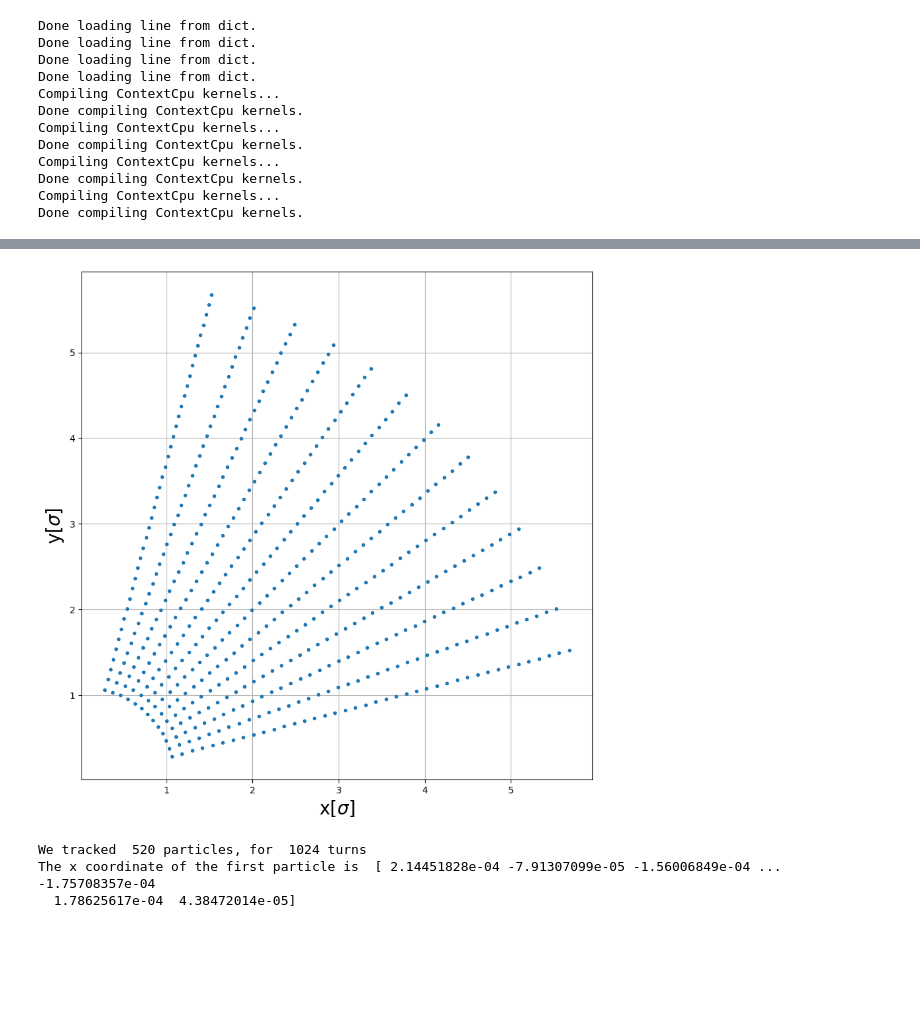
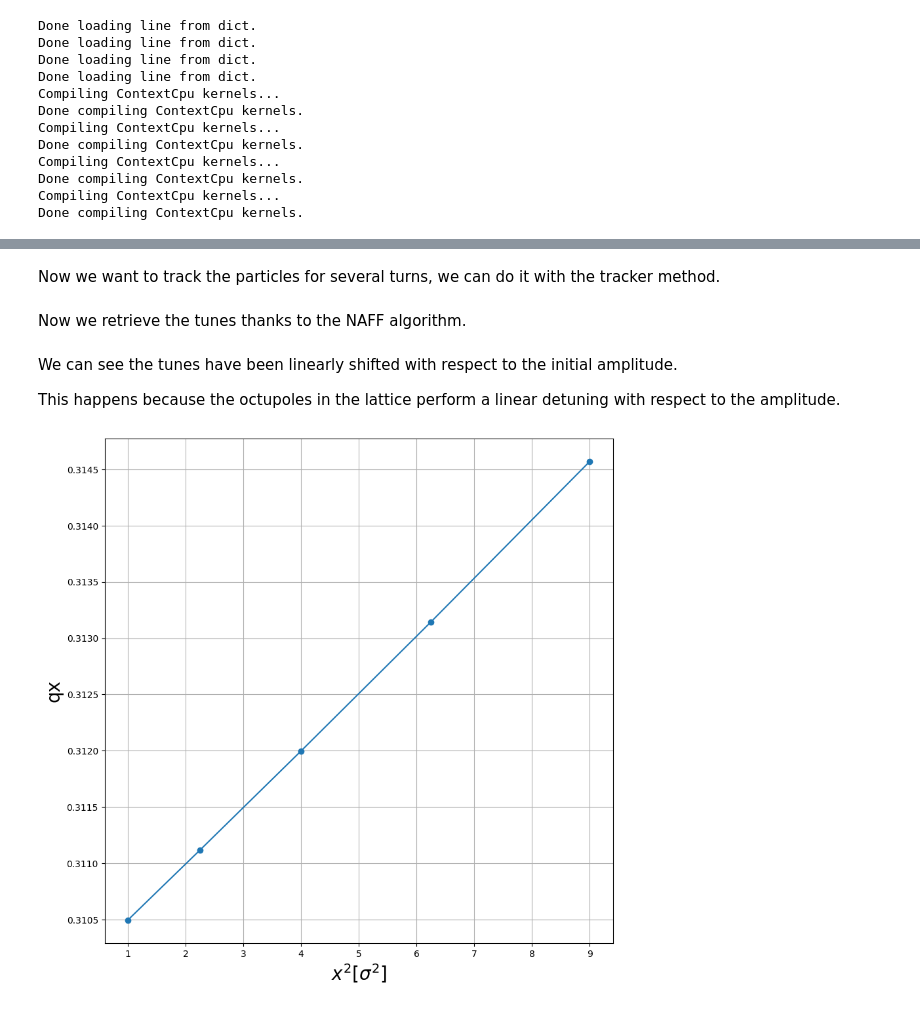
Before and after one commit to andreafornara/Tutorial, a Jupyter notebook: examples/002_footprint.ipynb, the cells around one changed output, grey strips where cells are left out. Saved outputs shown, nothing was run; the diff lists cells and outputs as text; code cells hidden in the pictures; blank space fills up the shorter version.

```diff
--- a/examples/002_footprint.ipynb
+++ b/examples/002_footprint.ipynb
@@ -87,0 +40,20 @@ particles = xp.build_particles(
+# %%
+betx = twiss_b1['betx'][0]
+bety = twiss_b1['bety'][0]
+normal_emitt_x = 2.5e-6
+normal_emitt_y = 2.5e-6
+particle_0 = xp.Particles(
+                    mass0=xp.PROTON_MASS_EV, q0=1, energy0=7000e9)
+sigma_x = np.sqrt(betx*normal_emitt_x/(particle_0.gamma0*particle_0.beta0))[0]
+sigma_y = np.sqrt(bety*normal_emitt_y/(particle_0.gamma0*particle_0.beta0))[0]
+x = np.linspace(sigma_x, 3*sigma_x, 5)
+px = np.zeros(5)
+y = np.zeros(5)
+py = np.zeros(5)
+zeta = np.zeros(5)
+delta = np.zeros(5)
+my_particles = xp.Particles(
+                    mass0=xp.PROTON_MASS_EV, q0=1, energy0=7000e9, x = x, px = px,
+                    y = y, py = py, zeta = zeta, delta = delta)
+# %% [markdown]
+Now we want to track the particles for several turns, we can do it with the tracker method.
@@ -88,8 +64,21 @@ particles = xp.build_particles(
+# %% [markdown]
+Now we retrieve the tunes thanks to the NAFF algorithm.
+# %%
+xs = collider['lhcb1'].record_last_track.x
+ys = collider['lhcb1'].record_last_track.y
+qx_i = []
+qy_i = []
+for ii in range(len(x)):
+    qx_i.append(PyNAFF.naff(xs[ii,:], turns=1023)[0][1])
+# %% [markdown]
+We can see the tunes have been linearly shifted with respect to the initial amplitude.
+
+This happens because the octupoles in the lattice perform a linear detuning with respect to the amplitude.
 # %%
 fig, ax = plt.subplots(figsize=(10, 10))
-plt.plot(x_in_sigmas,y_in_sigmas,'.')
-plt.xlabel(r'x[$\sigma$]', size = 20)
-plt.ylabel(r'y[$\sigma$]', size = 20)
+plt.plot(x**2/sigma_x**2,qx_i,'-o')
+plt.xlabel(r'$x^{2}$[$\sigma^{2}$]', size = 20)
+plt.ylabel(r'qx', size = 20)
 plt.grid()
 # %% [output]
-[figure, old version]
+[figure, new version]
@@ -102,31 +84,0 @@ collider['lhcb1'].track(particles, num_turns=n_turns,
-# %%
-# We retrieve the turn by turn data
-print('We tracked ',np.shape(collider['lhcb1'].record_last_track.x)[0],
-      'particles, for ', np.shape(collider['lhcb1'].record_last_track.x)[1], 'turns')
-x = collider['lhcb1'].record_last_track.x
-y = collider['lhcb1'].record_last_track.y
-# We can print the values of the coordinates for the first particle
-print('The x coordinate of the first particle is ', x[0,:])
-# We can now compute the tunes with the NAFF algorithm
-# qx_i = []
-# qy_i = []
-# for ii in range(len(x)):
-#     qx_i.append(NAFFlib.get_tune(x[ii,:]))
-#     qy_i.append(NAFFlib.get_tune(y[ii,:]))
-# qx_i = np.array(qx_i)
-# qy_i = np.array(qy_i)
-# # plot the tunes
-# fig, ax = plt.subplots(figsize=(5, 5))
-# plt.plot(qx_i, qy_i, '.')
-# #plot a star at twiss_b1["mux"][-1] and twiss_b1["muy"][-1]
-# plt.plot(twiss_b1["mux"][-1]%1, twiss_b1["muy"][-1]%1, '*', markersize = 10, label = 'Machine Tune')
-# plt.xlabel(r'$q_x$', size = 10)
-# plt.ylabel(r'$q_y$', size = 10)
-# plt.legend(fontsize = 10)
-# plt.title('Footprint', size = 10)
-# plt.grid()
-#Now repeat the exercise for an octupolar current of -250 A!
-# %% [output]
-We tracked  520 particles, for  1024 turns
-The x coordinate of the first particle is  [ 2.14451828e-04 -7.91307099e-05 -1.56006849e-04 ... -1.75708357e-04
-  1.78625617e-04  4.38472014e-05]
```
Also changed, not shown: parts of 10 cells of this notebook, 4 other files.
